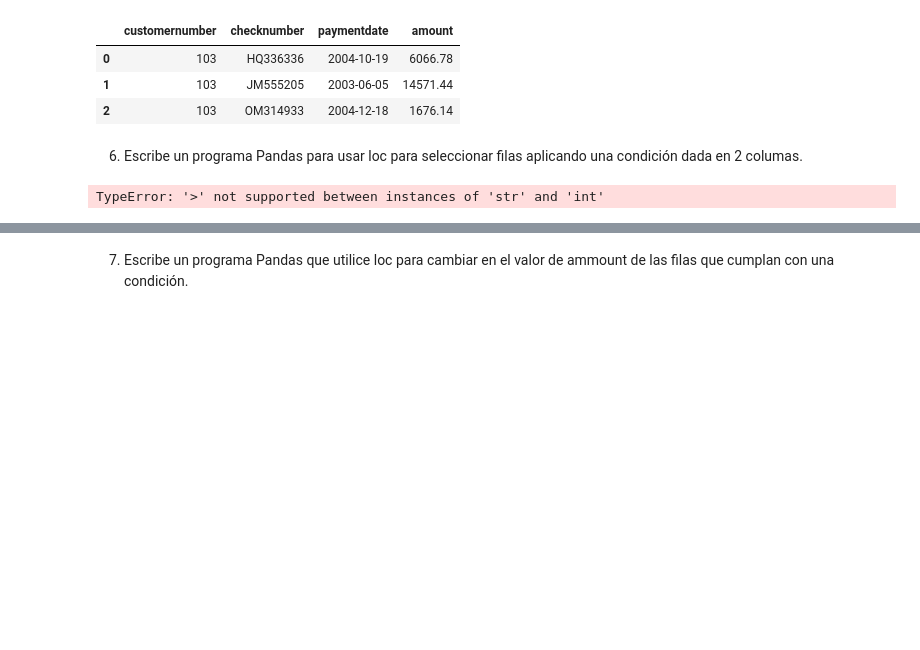
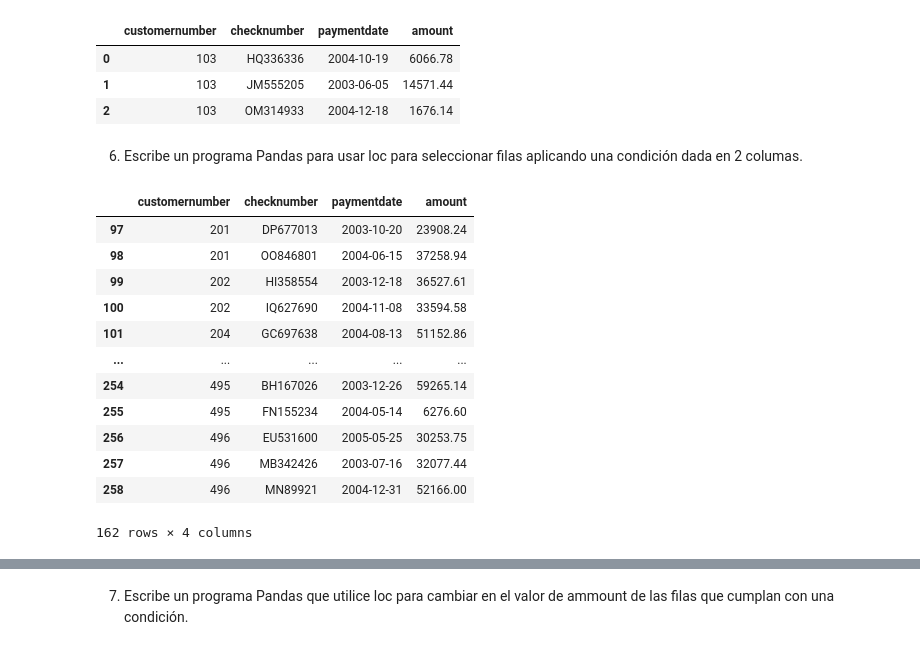
Before and after one commit to mtataytraining2/2_DataScience_Basics, a Jupyter notebook: Pandas/Pandas_dataframe_ejer_1.ipynb, the cells around one changed output, grey strips where cells are left out. Saved outputs shown, nothing was run; the diff lists cells and outputs as text; code cells hidden in the pictures; blank space fills up the shorter version.

```diff
--- a/Pandas/Pandas_dataframe_ejer_1.ipynb
+++ b/Pandas/Pandas_dataframe_ejer_1.ipynb
@@ -257,7 +257,20 @@ df.iloc[:3,:]
 | 2 | 103 | OM314933 | 2004-12-18 | 1676.14 |
 # %% [markdown]
 6. Escribe un programa Pandas para usar loc para seleccionar filas aplicando una condición dada en 2 columas.
-# %%
-df.loc[('amount'>10000),('customernumber'>103)] #ojo con esta estructura, de memoria!
-# %% [output]
-TypeError: '>' not supported between instances of 'str' and 'int'
+# %%
+df.loc[(df['amount']>400) & (df['customernumber']>200)] #ojo con esta estructura, de memoria!
+ #hay que poner la columna con el df y las condiciones en () y con & (no and) o lo q corresponda
+# %% [output]
+|  | customernumber | checknumber | paymentdate | amount |
+| 97 | 201 | DP677013 | 2003-10-20 | 23908.24 |
+| 98 | 201 | OO846801 | 2004-06-15 | 37258.94 |
+| 99 | 202 | HI358554 | 2003-12-18 | 36527.61 |
+| 100 | 202 | IQ627690 | 2004-11-08 | 33594.58 |
+| 101 | 204 | GC697638 | 2004-08-13 | 51152.86 |
+| ... | ... | ... | ... | ... |
+| 254 | 495 | BH167026 | 2003-12-26 | 59265.14 |
+| 255 | 495 | FN155234 | 2004-05-14 | 6276.60 |
+| 256 | 496 | EU531600 | 2005-05-25 | 30253.75 |
+| 257 | 496 | MB342426 | 2003-07-16 | 32077.44 |
+| 258 | 496 | MN89921 | 2004-12-31 | 52166.00 |
+162 rows × 4 columns
```
Also changed, not shown: parts of 10 cells of this notebook.
